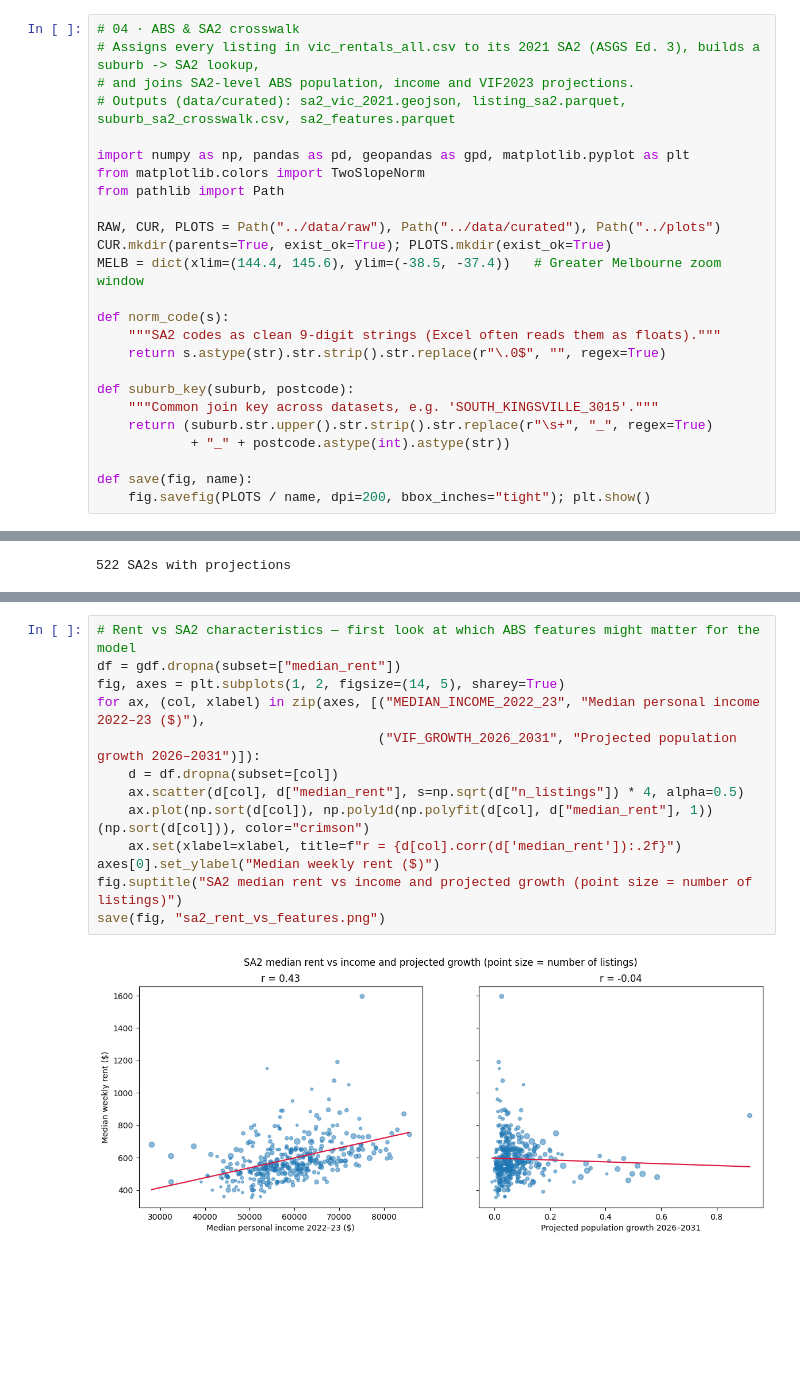
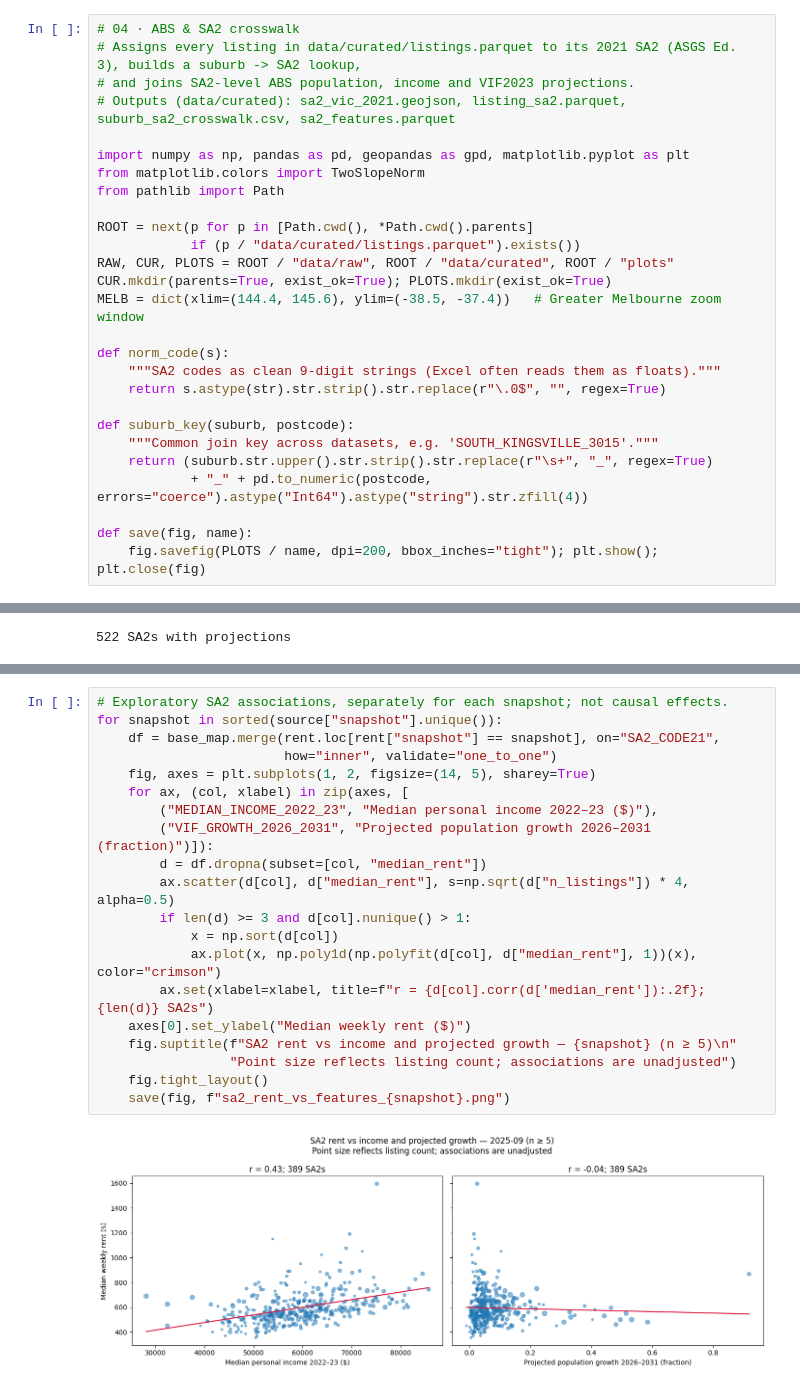
Before and after one commit to mdharmawan19/industry-project-group-55, a Jupyter notebook: notebooks/04_abs_sa2_crosswalk.ipynb, the cells around one changed output, grey strips where cells are left out. Drawn from its saved outputs; the diff is of its cells as text; blank space fills up the shorter version.

```diff
--- a/notebooks/04_abs_sa2_crosswalk.ipynb
+++ b/notebooks/04_abs_sa2_crosswalk.ipynb
@@ -1,6 +11,6 @@
 # %%
 # 04 · ABS & SA2 crosswalk
-# Assigns every listing in vic_rentals_all.csv to its 2021 SA2 (ASGS Ed. 3), builds a suburb -> SA2 lookup,
+# Assigns every listing in data/curated/listings.parquet to its 2021 SA2 (ASGS Ed. 3), builds a suburb -> SA2 lookup,
 # and joins SA2-level ABS population, income and VIF2023 projections.
 # Outputs (data/curated): sa2_vic_2021.geojson, listing_sa2.parquet, suburb_sa2_crosswalk.csv, sa2_features.parquet
 
@@ -8,7 +18,9 @@ import numpy as np, pandas as pd, geopandas as gpd, matplotlib.pyplot as plt
 from matplotlib.colors import TwoSlopeNorm
 from pathlib import Path
 
-RAW, CUR, PLOTS = Path("../data/raw"), Path("../data/curated"), Path("../plots")
+ROOT = next(p for p in [Path.cwd(), *Path.cwd().parents]
+            if (p / "data/curated/listings.parquet").exists())
+RAW, CUR, PLOTS = ROOT / "data/raw", ROOT / "data/curated", ROOT / "plots"
 CUR.mkdir(parents=True, exist_ok=True); PLOTS.mkdir(exist_ok=True)
 MELB = dict(xlim=(144.4, 145.6), ylim=(-38.5, -37.4))   # Greater Melbourne zoom window
 
@@ -19,10 +31,10 @@ def norm_code(s):
 def suburb_key(suburb, postcode):
     """Common join key across datasets, e.g. 'SOUTH_KINGSVILLE_3015'."""
     return (suburb.str.upper().str.strip().str.replace(r"\s+", "_", regex=True)
-            + "_" + postcode.astype(int).astype(str))
+            + "_" + pd.to_numeric(postcode, errors="coerce").astype("Int64").astype("string").str.zfill(4))
 
 def save(fig, name):
-    fig.savefig(PLOTS / name, dpi=200, bbox_inches="tight"); plt.show()
+    fig.savefig(PLOTS / name, dpi=200, bbox_inches="tight"); plt.show(); plt.close(fig)
 # %%
 # 1. SA2 boundaries (Victoria)
 sa2 = gpd.read_file(RAW / "sa2_boundaries/SA2_2021_AUST_GDA2020.shp")
@@ -199,15 +284,22 @@ choropleth("VIF_GROWTH_2026_2031", "Projected population growth 2026–2031", "P
 # %%
-# Rent vs SA2 characteristics — first look at which ABS features might matter for the model
-df = gdf.dropna(subset=["median_rent"])
-fig, axes = plt.subplots(1, 2, figsize=(14, 5), sharey=True)
-for ax, (col, xlabel) in zip(axes, [("MEDIAN_INCOME_2022_23", "Median personal income 2022–23 ($)"),
-                                    ("VIF_GROWTH_2026_2031", "Projected population growth 2026–2031")]):
-    d = df.dropna(subset=[col])
-    ax.scatter(d[col], d["median_rent"], s=np.sqrt(d["n_listings"]) * 4, alpha=0.5)
-    ax.plot(np.sort(d[col]), np.poly1d(np.polyfit(d[col], d["median_rent"], 1))(np.sort(d[col])), color="crimson")
-    ax.set(xlabel=xlabel, title=f"r = {d[col].corr(d['median_rent']):.2f}")
-axes[0].set_ylabel("Median weekly rent ($)")
-fig.suptitle("SA2 median rent vs income and projected growth (point size = number of listings)")
-save(fig, "sa2_rent_vs_features.png")
+# Exploratory SA2 associations, separately for each snapshot; not causal effects.
+for snapshot in sorted(source["snapshot"].unique()):
+    df = base_map.merge(rent.loc[rent["snapshot"] == snapshot], on="SA2_CODE21",
+                        how="inner", validate="one_to_one")
+    fig, axes = plt.subplots(1, 2, figsize=(14, 5), sharey=True)
+    for ax, (col, xlabel) in zip(axes, [
+        ("MEDIAN_INCOME_2022_23", "Median personal income 2022–23 ($)"),
+        ("VIF_GROWTH_2026_2031", "Projected population growth 2026–2031 (fraction)")]):
+        d = df.dropna(subset=[col, "median_rent"])
+        ax.scatter(d[col], d["median_rent"], s=np.sqrt(d["n_listings"]) * 4, alpha=0.5)
+        if len(d) >= 3 and d[col].nunique() > 1:
+            x = np.sort(d[col])
+            ax.plot(x, np.poly1d(np.polyfit(d[col], d["median_rent"], 1))(x), color="crimson")
+        ax.set(xlabel=xlabel, title=f"r = {d[col].corr(d['median_rent']):.2f}; {len(d)} SA2s")
+    axes[0].set_ylabel("Median weekly rent ($)")
+    fig.suptitle(f"SA2 rent vs income and projected growth — {snapshot} (n ≥ 5)\n"
+                 "Point size reflects listing count; associations are unadjusted")
+    fig.tight_layout()
+    save(fig, f"sa2_rent_vs_features_{snapshot}.png")
 # %% [output]
-[figure, old version]
+[figure, new version]
```
Also changed, not shown: parts of 11 cells of this notebook, 19 other files.
